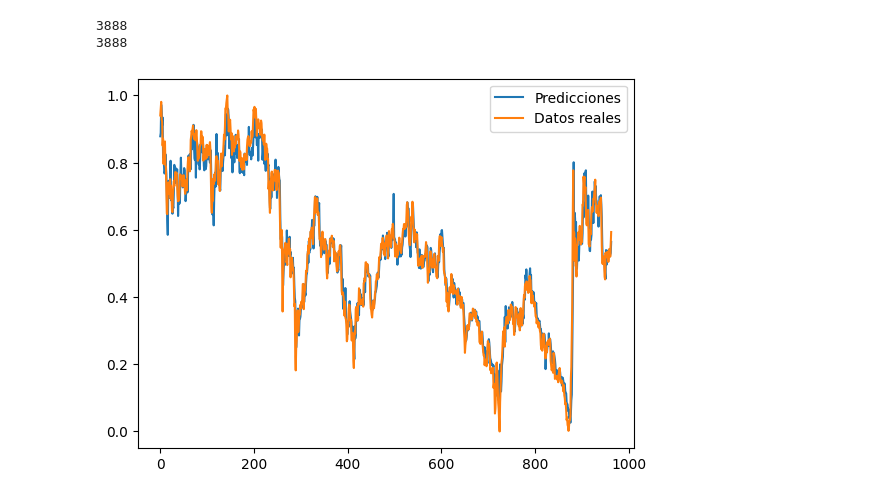
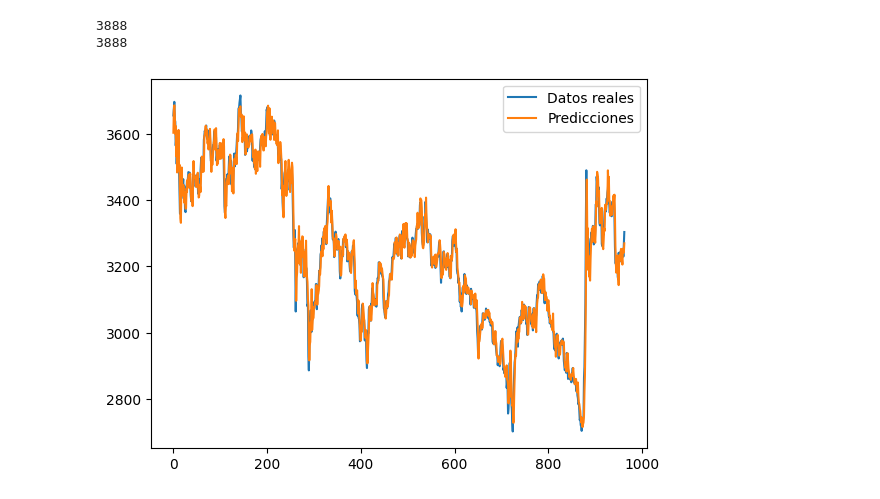
Before and after one commit to RedLakes17/SS-AntonioRojas, a Jupyter notebook: TWM6.ipynb, the cells around one changed output. Cells and saved outputs as stored; diff of their text form; code cells hidden in the pictures.

```diff
--- a/TWM6.ipynb
+++ b/TWM6.ipynb
@@ -214,11 +214,18 @@ for i in sequences:
     with torch.no_grad():
         predicted_point = model(test_seq)
     predicciones.append(predicted_point.item())
-
-#Graficamos
-plt.plot(predicciones, label='Predicciones')
-plt.plot(next_points, label='Datos reales')
-plt.legend()
-plt.show()
-# %% [output]
-[figure, removed]
+# %%
+#Graficamos los datos desnormalizados
+predicciones_array = np.array(predicciones).reshape(-1, 1)
+
+predicciones_desnormalizadas = scaler.inverse_transform(predicciones_array)
+ShanghaiDat_desnormalizado = scaler.inverse_transform(valores_reales.reshape(-1, 1))
+
+ShanghaiDat_desnormalizado = ShanghaiDat_desnormalizado[12:] #Ignoramos los primeros 12 datos reales, pues la primera prediccion corresponde al dato real numero 13
+
+plt.plot(ShanghaiDat_desnormalizado, label='Datos reales')
+plt.plot(predicciones_desnormalizadas, label='Predicciones')
+plt.legend()
+plt.show()
+# %% [output]
+[figure, added]
```
Also changed, not shown: parts of 4 cells of this notebook.
